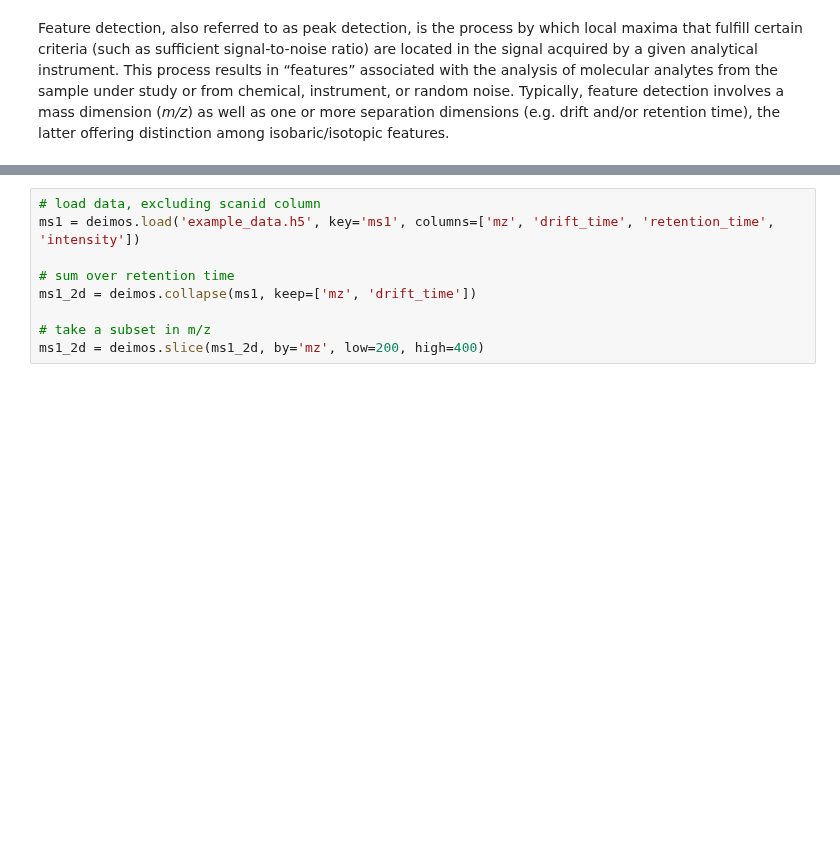
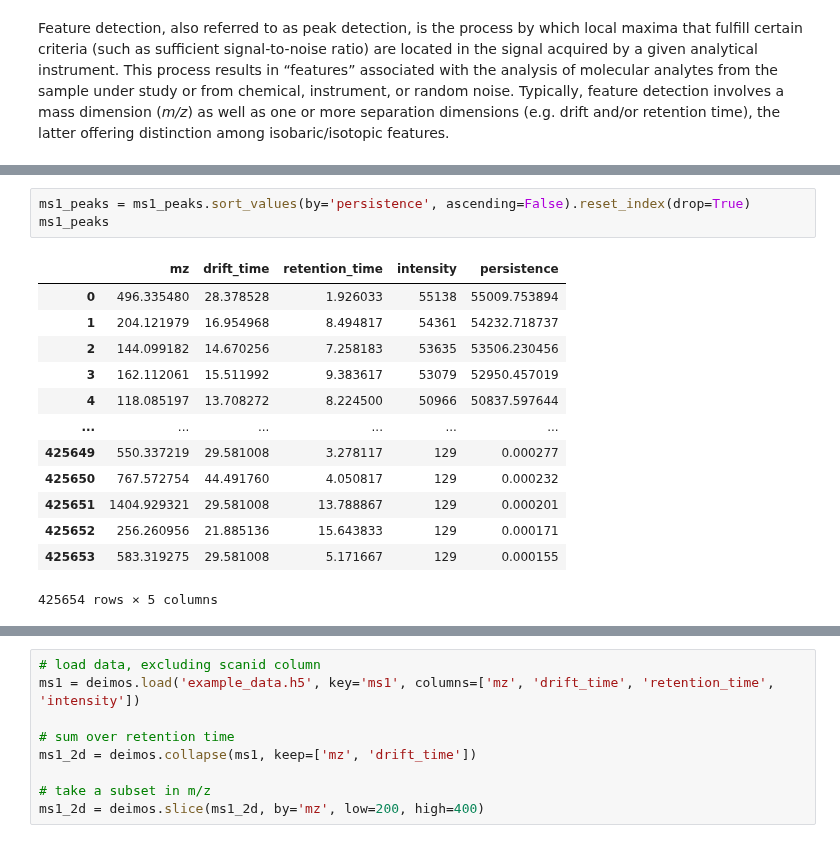
Before and after one commit to pnnl/deimos, a Jupyter notebook: docs/source/user_guide/peak_detection.ipynb, the cells around one changed output, grey strips where cells are left out. Drawn from its saved outputs; the diff is of its cells as text; blank space fills up the shorter version.

```diff
--- a/docs/source/user_guide/peak_detection.ipynb
+++ b/docs/source/user_guide/peak_detection.ipynb
@@ -6,0 +29,17 @@ Typically, feature detection involves a mass dimension (*m/z*) as well as one or
+# %%
+ms1_peaks = ms1_peaks.sort_values(by='persistence', ascending=False).reset_index(drop=True)
+ms1_peaks
+# %% [output]
+|  | mz | drift_time | retention_time | intensity | persistence |
+| 0 | 496.335480 | 28.378528 | 1.926033 | 55138 | 55009.753894 |
+| 1 | 204.121979 | 16.954968 | 8.494817 | 54361 | 54232.718737 |
+| 2 | 144.099182 | 14.670256 | 7.258183 | 53635 | 53506.230456 |
+| 3 | 162.112061 | 15.511992 | 9.383617 | 53079 | 52950.457019 |
+| 4 | 118.085197 | 13.708272 | 8.224500 | 50966 | 50837.597644 |
+| ... | ... | ... | ... | ... | ... |
+| 425649 | 550.337219 | 29.581008 | 3.278117 | 129 | 0.000277 |
+| 425650 | 767.572754 | 44.491760 | 4.050817 | 129 | 0.000232 |
+| 425651 | 1404.929321 | 29.581008 | 13.788867 | 129 | 0.000201 |
+| 425652 | 256.260956 | 21.885136 | 15.643833 | 129 | 0.000171 |
+| 425653 | 583.319275 | 29.581008 | 5.171667 | 129 | 0.000155 |
+425654 rows × 5 columns
```
Also changed, not shown: parts of 22 cells of this notebook.
